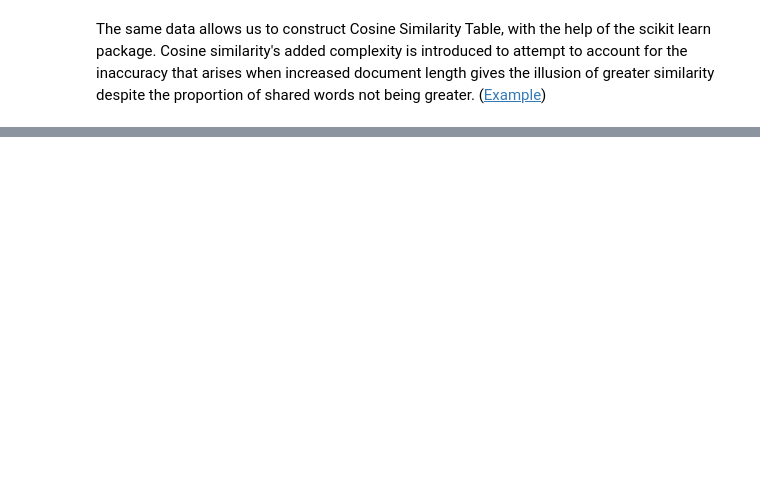
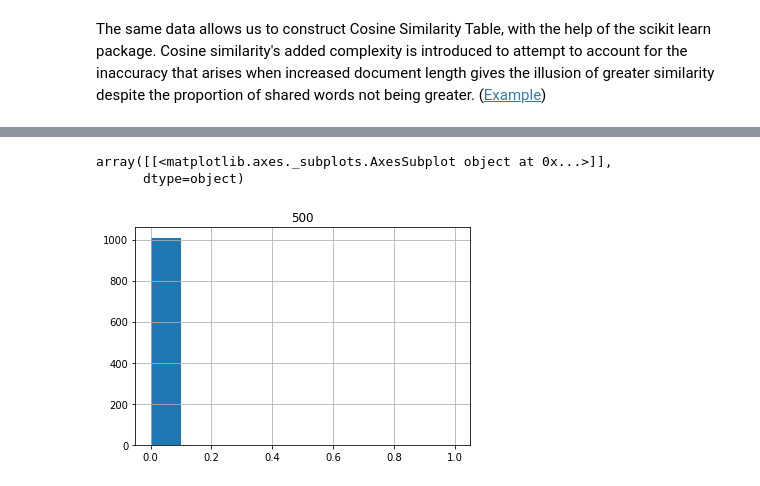
Before and after one commit to GabeAspir/Patent-Prior-Art-Finder, a Jupyter notebook: documentation/Stage_1_Documentation_The_Official_Patent_Prior_Art_Finder.ipynb, the cells around one changed output, grey strips where cells are left out. Saved outputs shown, nothing was run; the diff lists cells and outputs as text; code cells hidden in the pictures; blank space fills up the shorter version.

```diff
--- a/documentation/Stage_1_Documentation_The_Official_Patent_Prior_Art_Finder.ipynb
+++ b/documentation/Stage_1_Documentation_The_Official_Patent_Prior_Art_Finder.ipynb
@@ -113,17 +156,0 @@ Now for comparison, 2 similar patents:
-# %%
-# First, we need to find some similar patents in this data.
-r=0
-for index,row in cosineTable1.iterrows():
-  n=0
-  for entry in row:
-     if type(entry) is not str and entry < .99 and entry >= .6:
-       print(entry)
-       print(index)
-       print(dataframe['Publication_Number'][n])
-       print("col: " + str(n))
-       print("row: "+ str(r))
-       print(dataframe['Abstract'][n])
-       print(dataframe['Abstract'][r])
-       print()
-     n+=1
-  r+=1
@@ -165,0 +202,3 @@ print(dataframe.at[])
+# %%
+sciKitJaccTable = pd.DataFrame(1-pairwise_distances(np.asarray(dataframe['BagOfWords'].tolist()),metric='jaccard'))
+sciKitJaccTable
@@ -165,0 +219,7 @@ print(dataframe.at[])
+# %%
+fhund= [n for n in range(1,100)]
+sciKitJaccTable.hist(500)
+# %% [output]
+array([[<matplotlib.axes._subplots.AxesSubplot object at 0x...>]],
+      dtype=object)
+[figure, added]
```
Also changed, not shown: parts of 38 cells of this notebook.
